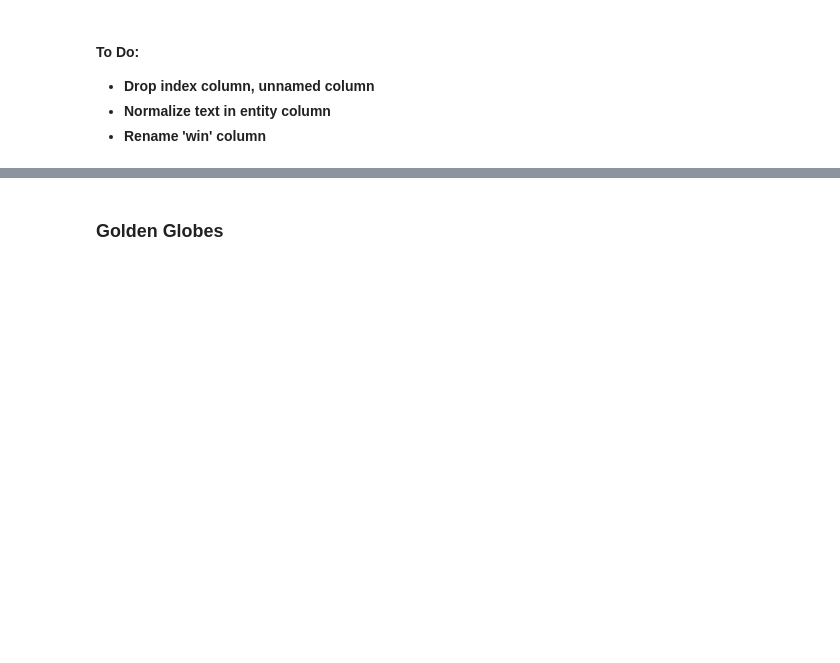
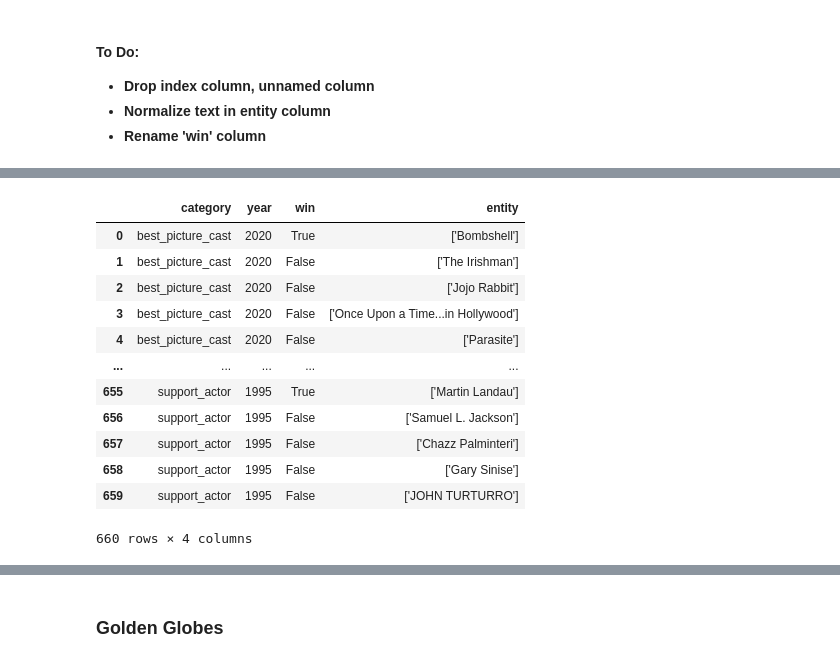
Before and after one commit to cari-holmes/movie-analysis, a Jupyter notebook: prepare_awards.ipynb, the cells around one changed output, grey strips where cells are left out. Cells and saved outputs as stored; diff of their text form; code cells hidden in the pictures; blank space fills up the shorter version.

```diff
--- a/prepare_awards.ipynb
+++ b/prepare_awards.ipynb
@@ -681,0 +686,16 @@ array(['best_picture_cast', 'best_actress', 'best_actor',
+# %%
+df.drop(columns = (['Unnamed: 0', 'index']))
+# %% [output]
+|  | category | year | win | entity |
+| 0 | best_picture_cast | 2020 | True | ['Bombshell'] |
+| 1 | best_picture_cast | 2020 | False | ['The Irishman'] |
+| 2 | best_picture_cast | 2020 | False | ['Jojo Rabbit'] |
+| 3 | best_picture_cast | 2020 | False | ['Once Upon a Time...in Hollywood'] |
+| 4 | best_picture_cast | 2020 | False | ['Parasite'] |
+| ... | ... | ... | ... | ... |
+| 655 | support_actor | 1995 | True | ['Martin Landau'] |
+| 656 | support_actor | 1995 | False | ['Samuel L. Jackson'] |
+| 657 | support_actor | 1995 | False | ['Chazz Palminteri'] |
+| 658 | support_actor | 1995 | False | ['Gary Sinise'] |
+| 659 | support_actor | 1995 | False | ['JOHN TURTURRO'] |
+660 rows × 4 columns
```
Also changed, not shown: parts of 8 cells of this notebook.
